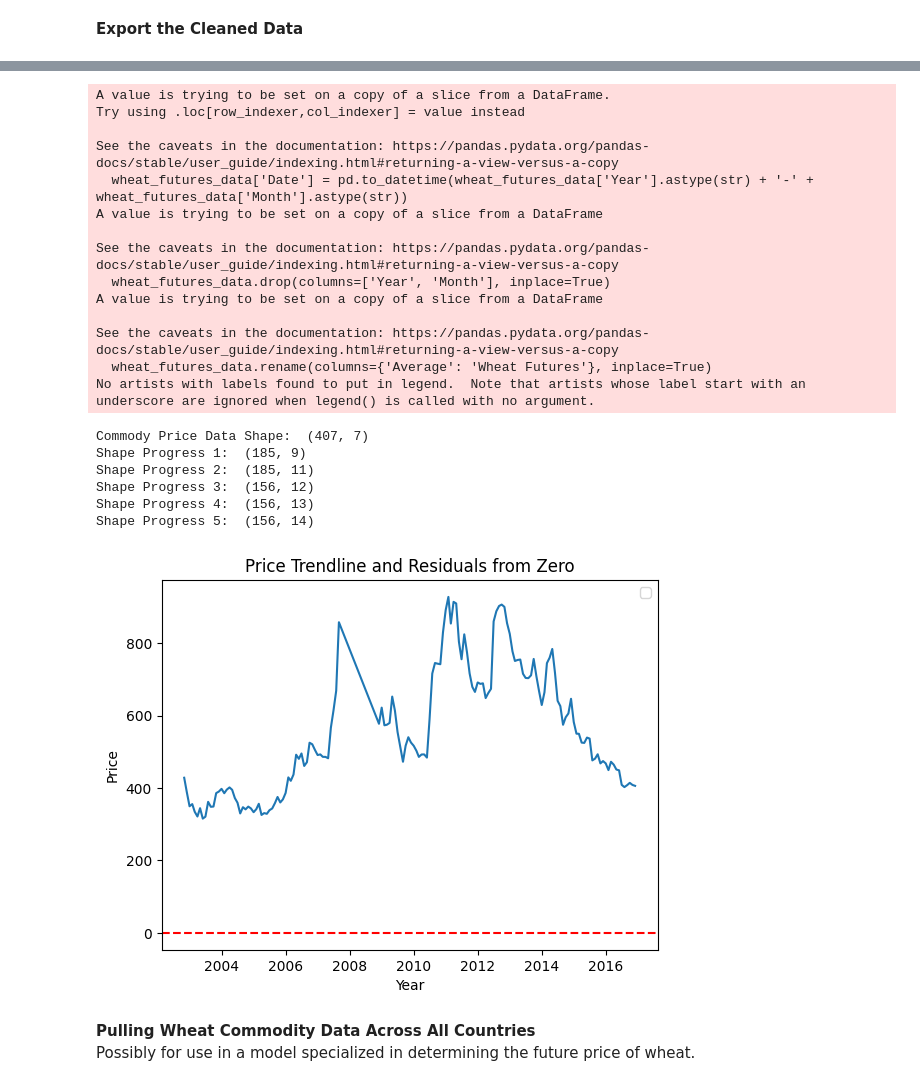
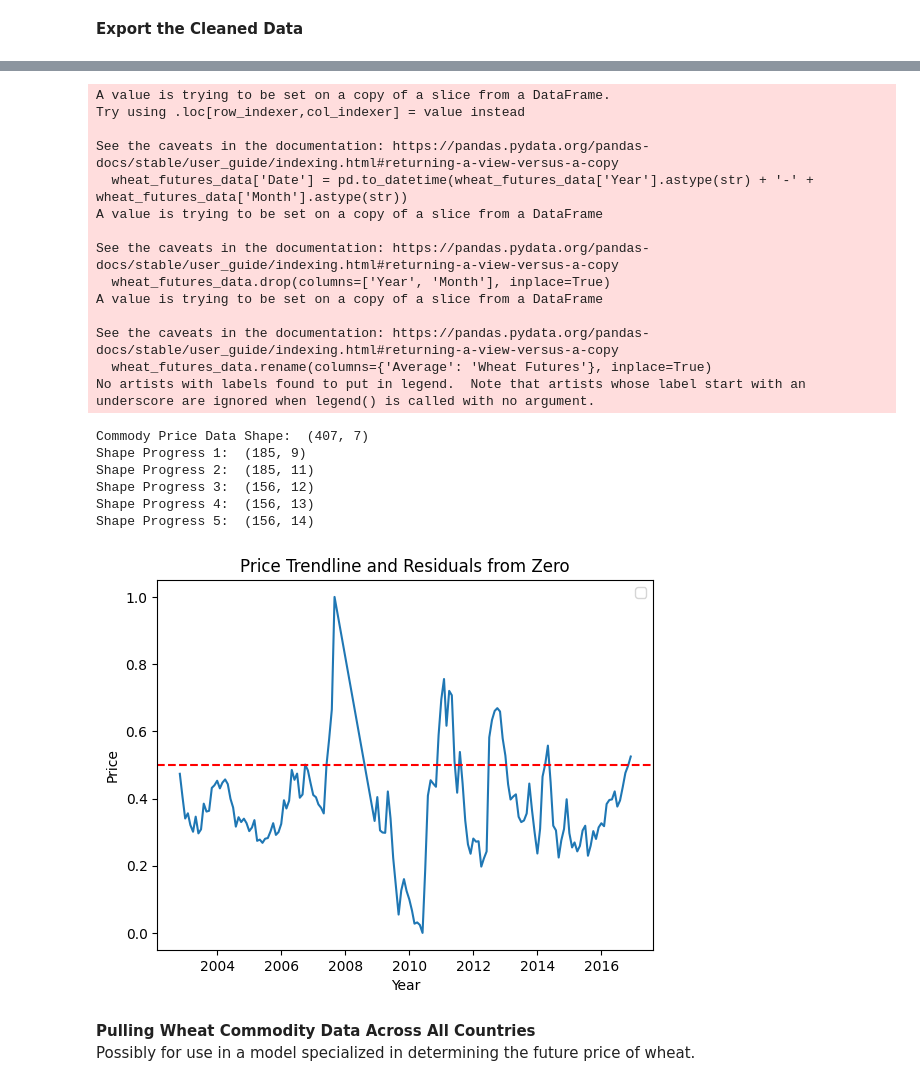
Before and after one commit to Benja-Pauls/Predicting-Commodity-Food-Pricing, a Jupyter notebook: data_analysis.ipynb, the cells around one changed output, grey strips where cells are left out. Cells and saved outputs as stored; diff of their text form; code cells hidden in the pictures.

```diff
--- a/data_analysis.ipynb
+++ b/data_analysis.ipynb
@@ -863,7 +863,7 @@ def transform_model_data_to_trend(model_data, degree = 3, verbose = False):
                 plt.plot(model_data['Date'], model_data['Price'], label='Price')
                 plt.plot(model_data['Date'], model_data['Price_trendline'], label='Price Trendline')
                 plt.plot(model_data['Date'], model_data['Price_residual'], label='Price Residual')
-                plt.axhline(0, color='red', linestyle='--')
+                plt.axhline(0.5, color='red', linestyle='--')
                 plt.xlabel('Year')
                 plt.ylabel('Price')
                 plt.title('Price Trendline and Residuals from Zero')
@@ -874,10 +874,10 @@ def transform_model_data_to_trend(model_data, degree = 3, verbose = False):
             model_data[feature] = model_data[f'{feature}_residual']
             model_data.drop(columns=[f'{feature}_trendline', f'{feature}_residual'], inplace=True)
 
-    # Normalize all features to between 1 and -1
+    # Normalize all features to between 1 and 0 (note, some values are negative)
     for feature in model_data.columns:
         if feature != 'Date' and feature != 'Sentiment':
-            model_data[feature] = (model_data[feature] - model_data[feature].min()) / (model_data[feature].max() - model_data[feature].min()) * 2 - 1
+            model_data[feature] = (model_data[feature] - model_data[feature].min()) / (model_data[feature].max() - model_data[feature].min())
 
     return model_data
 # %%
@@ -950,41 +950,41 @@ def pull_model_data(iso, commodity_file, special_index_file, futures_file, harve
     model_data = model_data[['Date', 'Price', 'Proteus2', 'Food Price Index', 'Cereals Price Index', 'Wheat Futures', 'Harvest', 'Sentiment']]
 
     # Transform all numerical features to residuals from a weak trendline
-    # model_data = transform_model_data_to_trend(model_data)
+    model_data = transform_model_data_to_trend(model_data)
 
     return model_data
 # %%
 australia_wheat_model_data = pull_model_data('AUS', 'Wheat (ASW)_Australia (Eastern States).csv', 'FAO_Cereal_Price_Index.csv', 'CBOT_Wheat_Futures.csv', 'Wheat_Australia.csv')
 
 plt.plot(australia_wheat_model_data['Date'], australia_wheat_model_data['Wheat Futures'])
-plt.axhline(0, color='red', linestyle='--')
+plt.axhline(0.5, color='red', linestyle='--')
 plt.xlabel('Year')
 plt.ylabel('Price')
 plt.title('Price Trendline and Residuals from Zero')
 plt.legend()
 plt.show()
 # %% [output]
 A value is trying to be set on a copy of a slice from a DataFrame.
 Try using .loc[row_indexer,col_indexer] = value instead
 
 See the caveats in the documentation: https://pandas.pydata.org/pandas-docs/stable/user_guide/indexing.html#returning-a-view-versus-a-copy
   wheat_futures_data['Date'] = pd.to_datetime(wheat_futures_data['Year'].astype(str) + '-' + wheat_futures_data['Month'].astype(str))
 A value is trying to be set on a copy of a slice from a DataFrame
 
 See the caveats in the documentation: https://pandas.pydata.org/pandas-docs/stable/user_guide/indexing.html#returning-a-view-versus-a-copy
   wheat_futures_data.drop(columns=['Year', 'Month'], inplace=True)
 A value is trying to be set on a copy of a slice from a DataFrame
 
 See the caveats in the documentation: https://pandas.pydata.org/pandas-docs/stable/user_guide/indexing.html#returning-a-view-versus-a-copy
   wheat_futures_data.rename(columns={'Average': 'Wheat Futures'}, inplace=True)
 No artists with labels found to put in legend.  Note that artists whose label start with an underscore are ignored when legend() is called with no argument.
 Commody Price Data Shape:  (407, 7)
 Shape Progress 1:  (185, 9)
 Shape Progress 2:  (185, 11)
 Shape Progress 3:  (156, 12)
 Shape Progress 4:  (156, 13)
 Shape Progress 5:  (156, 14)
-[figure, old version]
+[figure, new version]
 # %% [markdown]
 **Pulling Wheat Commodity Data Across All Countries**<br/>
 Possibly for use in a model specialized in determining the future price of wheat.
```
Also changed, not shown: parts of 1 cell of this notebook, 8 other files.
